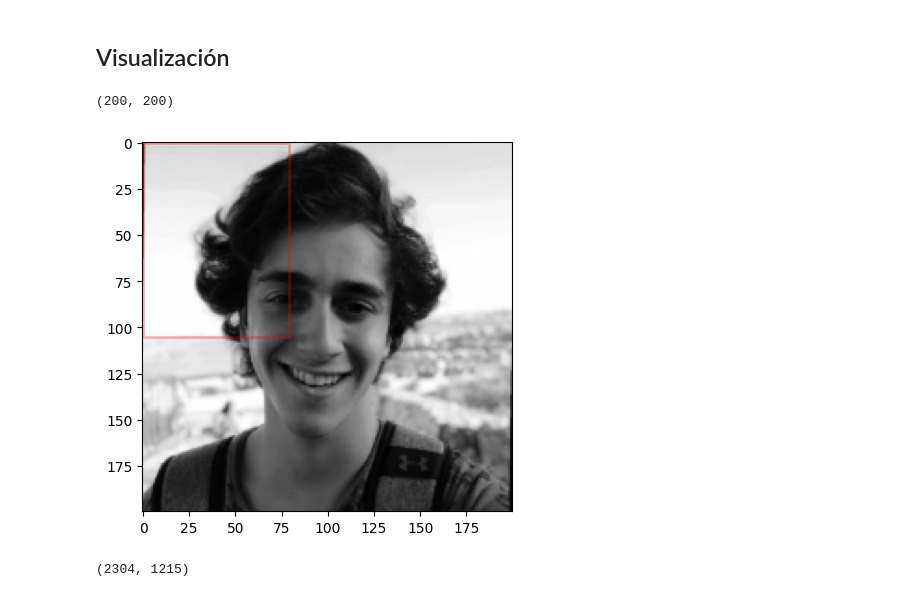
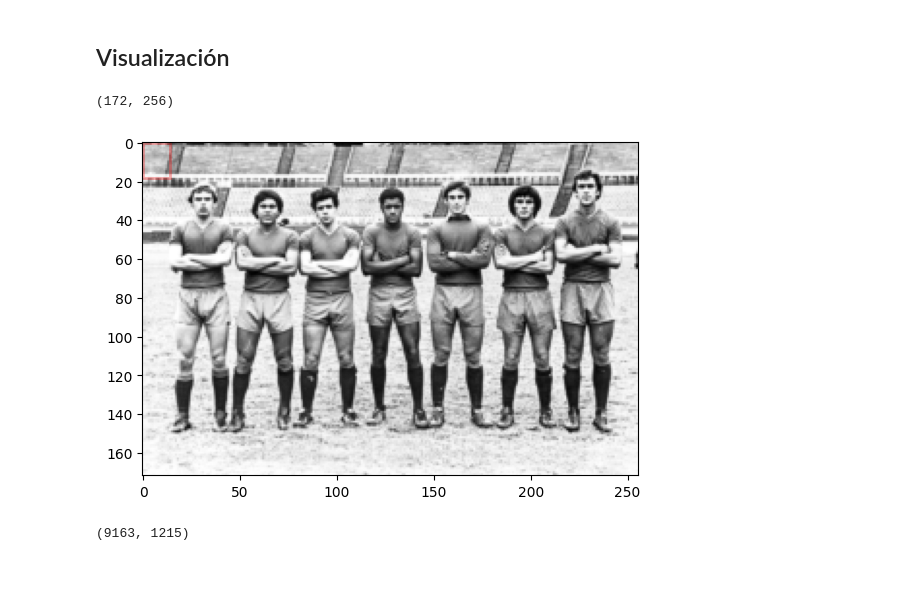
Before and after one commit to Santiago-Moron/MachineLearning-OBL1, a Jupyter notebook: ObligatorioML.ipynb, the cells around one changed output. Saved outputs shown, nothing was run; the diff lists cells and outputs as text; code cells hidden in the pictures.

```diff
--- a/ObligatorioML.ipynb
+++ b/ObligatorioML.ipynb
@@ -457,26 +457,26 @@ def non_max_suppression(indices, Ni, Nj, overlapThresh):
 # %%
 # Cargo imagen de prueba
 
-test_image_path = "imagenes/Andy.jpg"
+test_image_path = "imagenes/Central.jpg"
 test_image = plt.imread(test_image_path)
 test_image = color.rgb2gray(test_image)
 test_image = rescale(test_image,0.25)
 test_image.shape
 # %% [output]
-(200, 200)
+(172, 256)
 # %%
 # Visualizamos la imagen
 # Buscamos la escala de los rostros
 fig, ax = plt.subplots()
 ax.imshow(test_image, cmap='gray')
 
-scale = 1.7
+scale = 0.3
 Ni, Nj = (int(scale * s) for s in positive_patches[0].shape)
 
 ax.add_patch(plt.Rectangle((0, 0), Nj, Ni, edgecolor='red', alpha=0.3, lw=2, facecolor='none'))
 plt.show()
 # %% [output]
-[figure, old version]
+[figure, new version]
 # %%
 # Utiliza la función de ventana deslizante en una imagen de prueba.
 # zip(*...) toma las tuplas generadas y las descompone en índices y parches.
@@ -488,6 +488,6 @@ patches_hog = np.array([feature.hog(patch) for patch in patches])
 # Muestra la forma del array de características HOG.
 patches_hog.shape
 # %% [output]
-(2304, 1215)
+(9163, 1215)
 # %%
 
```
Also changed, not shown: parts of 5 cells of this notebook.
